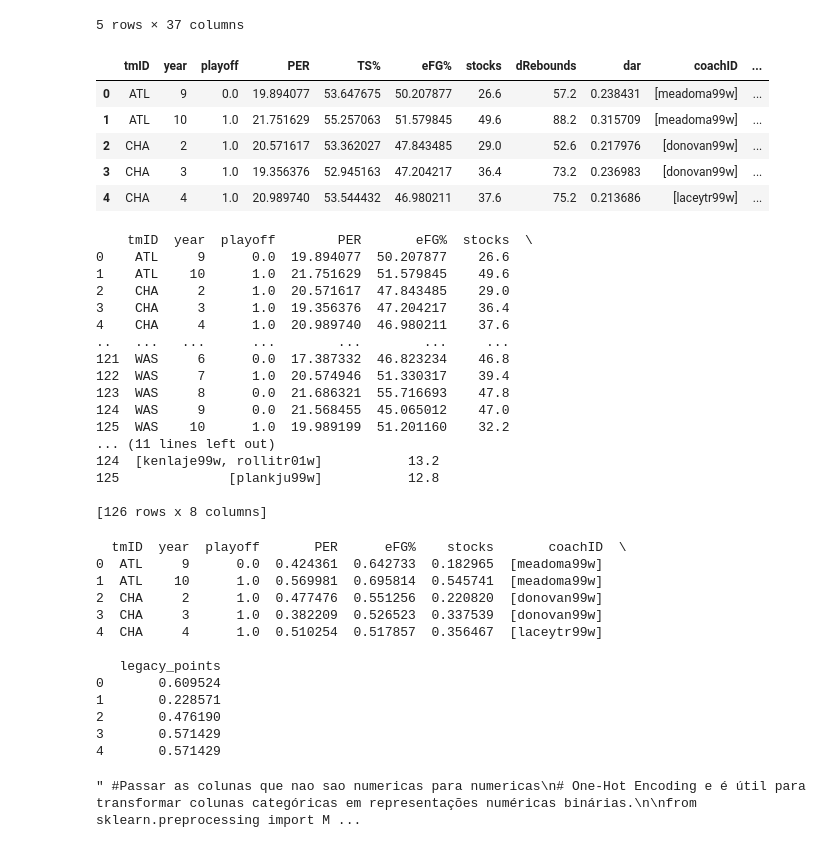
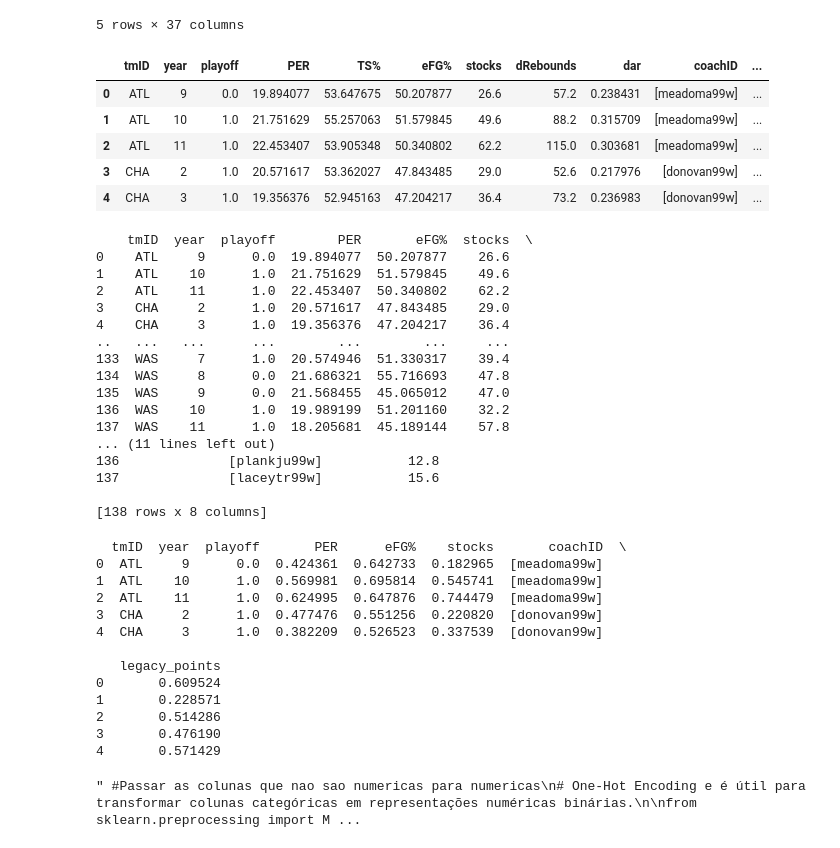
Before and after one commit to maxbper/AC, a Jupyter notebook: junta.ipynb, the cells around one changed output. Cells and saved outputs as stored; diff of their text form; code cells hidden in the pictures.

```diff
--- a/junta.ipynb
+++ b/junta.ipynb
@@ -363,8 +363,9 @@ if not os.path.exists('cleanDatasets'):
 
 merged_df2.to_csv('cleanDatasets/advancedstatistics.csv', index=False)
 # %%
-#Juntar os treinadores
-
+df9 = pd.read_csv('datasetsYear11/players_teams.csv')
+df8 = pd.read_csv('datasetsYear11/coaches.csv')
+df10 = pd.read_csv('datasetsYear11/teams.csv')
 
 # Agrupar coaches por year e team, transformando em listas
 coaches_grouped = df6.groupby(['year', 'tmID'])['coachID'].apply(list).reset_index()
@@ -372,6 +373,18 @@ coaches_grouped = df6.groupby(['year', 'tmID'])['coachID'].apply(list).reset_ind
 # Fazer o merge com o ficheiro
 merged_df2 = merged_df2.merge(coaches_grouped, on=['year', 'tmID'], how='left')
 
+year11 = df9.merge(df8, on=['tmID','year'], how='left')
+year11 = year11.merge(df10, on=['tmID','year'], how='left')
+finalYear11 = year11[['playerID','year','tmID','coachID']]
+finalYear11 = finalYear11.groupby(['playerID', 'year', 'tmID'])['coachID'].apply(list).reset_index()
+
+# Adicionar colunas ausentes em finalYear11 com valor 0
+expected_columns_merged_df2 = merged_df2.columns
+finalYear11 = finalYear11.reindex(columns=expected_columns_merged_df2, fill_value=0)
+
+# Concatenar os datasets
+merged_df2 = pd.concat([merged_df2, finalYear11], ignore_index=True)
+
 merged_df2.head(5)
 # %% [output]
 |  | playerID | year | stint | tmID | points | dRebounds | dq | pos | height | weight | ... | ... |
@@ -398,35 +411,39 @@ players_stats_prevYear.to_csv('cleanDatasets/players_stats_prevYear.csv', index=
 # %%
 #.............................Fazer a media por equipa dos valores mas pegando apenas nos 7 melhores jogadores...............
 
 # Ordenar os jogadores dentro de cada equipe e ano com base no PER (ou outra métrica)
 players_stats_prevYear_sorted = players_stats_prevYear.sort_values(by=['tmID', 'year', 'PER'], ascending=[True, True, False])
 
 # Selecionar os 5 melhores jogadores de cada equipe e ano
 top_7_players = players_stats_prevYear_sorted.groupby(['tmID', 'year']).head(5)
 
 # Agora, calcular a média das métricas apenas para os melhores jogadores
 team_year_stats = top_7_players.groupby(['tmID', 'year', 'playoff']).agg({
     'PER': 'mean',
     'TS%': 'mean',
     'eFG%': 'mean',
     'stocks': 'mean',
     'dRebounds': 'mean',
     'dar': 'mean',
     'coachID': 'first',  # Seleciona o primeiro valor da coluna (presumindo que todos sejam iguais para o grupo)
     'legacy_points' : 'mean' #Same here
 }).reset_index()
 
+playoff_teams_year11 = ["WAS", "NYL", "IND", "ATL", "SEA", "PHO", "SAS", "LAS"]
+
+team_year_stats.loc[(team_year_stats['year'] == 11) & (team_year_stats['tmID'].isin(playoff_teams_year11)), 'playoff'] = 1
+
 # Salva o novo dataset em um arquivo CSV
 team_year_stats.to_csv('cleanDatasets/team_year_stats.csv', index=False)
 
 team_year_stats.head(5)
 # %% [output]
 |  | tmID | year | playoff | PER | TS% | eFG% | stocks | dRebounds | dar | coachID | ... |
 | 0 | ATL | 9 | 0.0 | 19.894077 | 53.647675 | 50.207877 | 26.6 | 57.2 | 0.238431 | [meadoma99w] | ... |
 | 1 | ATL | 10 | 1.0 | 21.751629 | 55.257063 | 51.579845 | 49.6 | 88.2 | 0.315709 | [meadoma99w] | ... |
-| 2 | CHA | 2 | 1.0 | 20.571617 | 53.362027 | 47.843485 | 29.0 | 52.6 | 0.217976 | [donovan99w] | ... |
-| 3 | CHA | 3 | 1.0 | 19.356376 | 52.945163 | 47.204217 | 36.4 | 73.2 | 0.236983 | [donovan99w] | ... |
-| 4 | CHA | 4 | 1.0 | 20.989740 | 53.544432 | 46.980211 | 37.6 | 75.2 | 0.213686 | [laceytr99w] | ... |
+| 2 | ATL | 11 | 1.0 | 22.453407 | 53.905348 | 50.340802 | 62.2 | 115.0 | 0.303681 | [meadoma99w] | ... |
+| 3 | CHA | 2 | 1.0 | 20.571617 | 53.362027 | 47.843485 | 29.0 | 52.6 | 0.217976 | [donovan99w] | ... |
+| 4 | CHA | 3 | 1.0 | 19.356376 | 52.945163 | 47.204217 | 36.4 | 73.2 | 0.236983 | [donovan99w] | ... |
 # %%
 import pandas as pd
 from sklearn.decomposition import PCA
@@ -484,20 +501,20 @@ print(team_year_stats)
     tmID  year  playoff        PER       eFG%  stocks  \
 0    ATL     9      0.0  19.894077  50.207877    26.6
 1    ATL    10      1.0  21.751629  51.579845    49.6
-2    CHA     2      1.0  20.571617  47.843485    29.0
-3    CHA     3      1.0  19.356376  47.204217    36.4
-4    CHA     4      1.0  20.989740  46.980211    37.6
+2    ATL    11      1.0  22.453407  50.340802    62.2
+3    CHA     2      1.0  20.571617  47.843485    29.0
+4    CHA     3      1.0  19.356376  47.204217    36.4
 ..   ...   ...      ...        ...        ...     ...
-121  WAS     6      0.0  17.387332  46.823234    46.8
-122  WAS     7      1.0  20.574946  51.330317    39.4
-123  WAS     8      0.0  21.686321  55.716693    47.8
-124  WAS     9      0.0  21.568455  45.065012    47.0
-125  WAS    10      1.0  19.989199  51.201160    32.2
+133  WAS     7      1.0  20.574946  51.330317    39.4
+134  WAS     8      0.0  21.686321  55.716693    47.8
+135  WAS     9      0.0  21.568455  45.065012    47.0
+136  WAS    10      1.0  19.989199  51.201160    32.2
+137  WAS    11      1.0  18.205681  45.189144    57.8
 ... (11 lines left out)
-124  [kenlaje99w, rollitr01w]           13.2
-125              [plankju99w]           12.8
+136              [plankju99w]           12.8
+137              [laceytr99w]           15.6
 
-[126 rows x 8 columns]
+[138 rows x 8 columns]
 # %%
 # Normalizar os dados
 
@@ -516,15 +533,15 @@ print(team_year_stats.head())
   tmID  year  playoff       PER      eFG%    stocks       coachID  \
 0  ATL     9      0.0  0.424361  0.642733  0.182965  [meadoma99w]
 1  ATL    10      1.0  0.569981  0.695814  0.545741  [meadoma99w]
-2  CHA     2      1.0  0.477476  0.551256  0.220820  [donovan99w]
-3  CHA     3      1.0  0.382209  0.526523  0.337539  [donovan99w]
-4  CHA     4      1.0  0.510254  0.517857  0.356467  [laceytr99w]
+2  ATL    11      1.0  0.624995  0.647876  0.744479  [meadoma99w]
+3  CHA     2      1.0  0.477476  0.551256  0.220820  [donovan99w]
+4  CHA     3      1.0  0.382209  0.526523  0.337539  [donovan99w]
 
    legacy_points
 0       0.609524
 1       0.228571
-2       0.476190
-3       0.571429
+2       0.514286
+3       0.476190
 4       0.571429
 # %%
 """ #Passar as colunas que nao sao numericas para numericas
```
Also changed, not shown: parts of 13 cells of this notebook, 7 other files.
